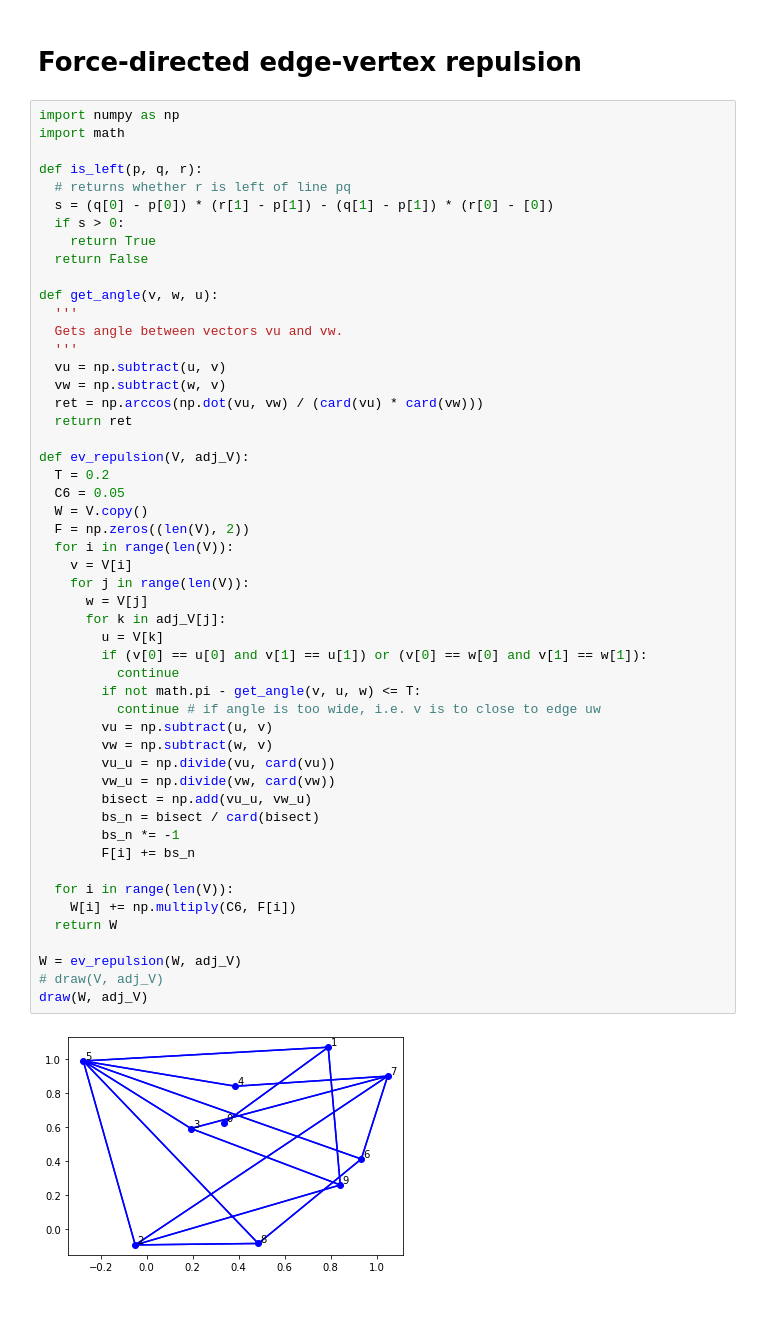
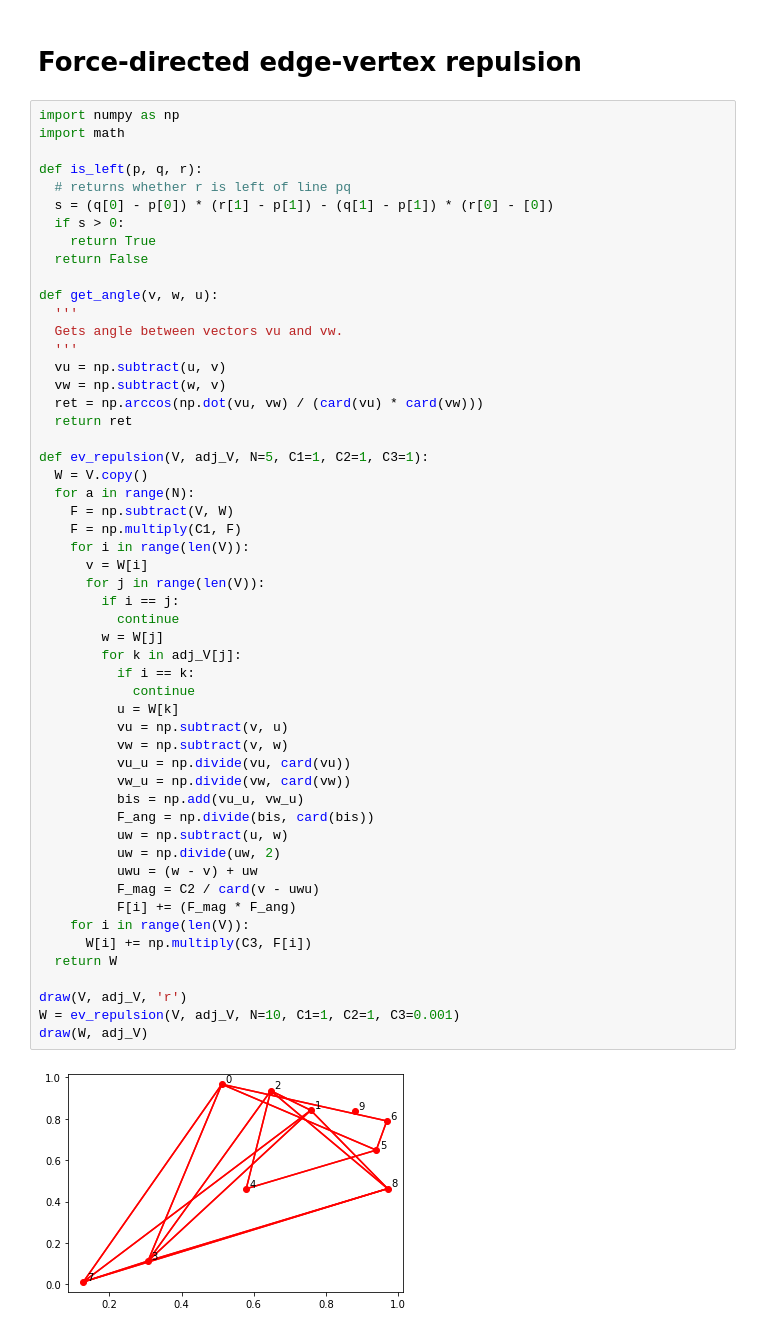
Before and after one commit to chclam/PrettyGD, a Jupyter notebook: graph_drawing_playground.ipynb, the cells around one changed output. Saved outputs shown, nothing was run; the diff lists cells and outputs as text; blank space fills up the shorter version.

```diff
--- a/graph_drawing_playground.ipynb
+++ b/graph_drawing_playground.ipynb
@@ -190,53 +190,55 @@ Angular resolution: 0.05580781564267736
 # %%
 import numpy as np
 import math
 
 def is_left(p, q, r):
   # returns whether r is left of line pq
   s = (q[0] - p[0]) * (r[1] - p[1]) - (q[1] - p[1]) * (r[0] - [0])
   if s > 0:
     return True
   return False
 
 def get_angle(v, w, u):
   '''
   Gets angle between vectors vu and vw.
   '''
   vu = np.subtract(u, v)
   vw = np.subtract(w, v)
   ret = np.arccos(np.dot(vu, vw) / (card(vu) * card(vw)))
   return ret
 
-def ev_repulsion(V, adj_V):
-  T = 0.2
-  C6 = 0.05
+def ev_repulsion(V, adj_V, N=5, C1=1, C2=1, C3=1):
   W = V.copy()
-  F = np.zeros((len(V), 2))
-  for i in range(len(V)):
-    v = V[i]
-    for j in range(len(V)):
-      w = V[j]
-      for k in adj_V[j]:
-        u = V[k]
-        if (v[0] == u[0] and v[1] == u[1]) or (v[0] == w[0] and v[1] == w[1]):
+  for a in range(N):
+    F = np.subtract(V, W)
+    F = np.multiply(C1, F)
+    for i in range(len(V)):
+      v = W[i]
+      for j in range(len(V)):
+        if i == j:
           continue
-        if not math.pi - get_angle(v, u, w) <= T:
-          continue # if angle is too wide, i.e. v is to close to edge uw
-        vu = np.subtract(u, v)
-        vw = np.subtract(w, v)
-        vu_u = np.divide(vu, card(vu))
-        vw_u = np.divide(vw, card(vw))
-        bisect = np.add(vu_u, vw_u)
-        bs_n = bisect / card(bisect)
-        bs_n *= -1
-        F[i] += bs_n
-
-  for i in range(len(V)):
-    W[i] += np.multiply(C6, F[i])
+        w = W[j]
+        for k in adj_V[j]:
+          if i == k:
+            continue
+          u = W[k]
+          vu = np.subtract(v, u)
+          vw = np.subtract(v, w)
+          vu_u = np.divide(vu, card(vu))
+          vw_u = np.divide(vw, card(vw))
+          bis = np.add(vu_u, vw_u)
+          F_ang = np.divide(bis, card(bis))
+          uw = np.subtract(u, w)
+          uw = np.divide(uw, 2)
+          uwu = (w - v) + uw
+          F_mag = C2 / card(v - uwu)
+          F[i] += (F_mag * F_ang)
+    for i in range(len(V)):
+      W[i] += np.multiply(C3, F[i])
   return W
 
-W = ev_repulsion(W, adj_V)
-# draw(V, adj_V)
+draw(V, adj_V, 'r')
+W = ev_repulsion(V, adj_V, N=10, C1=1, C2=1, C3=0.001)
 draw(W, adj_V)
 # %% [output]
-[figure, old version]
+[figure, new version]
```
Also changed, not shown: parts of 8 cells of this notebook, 2 other files.
